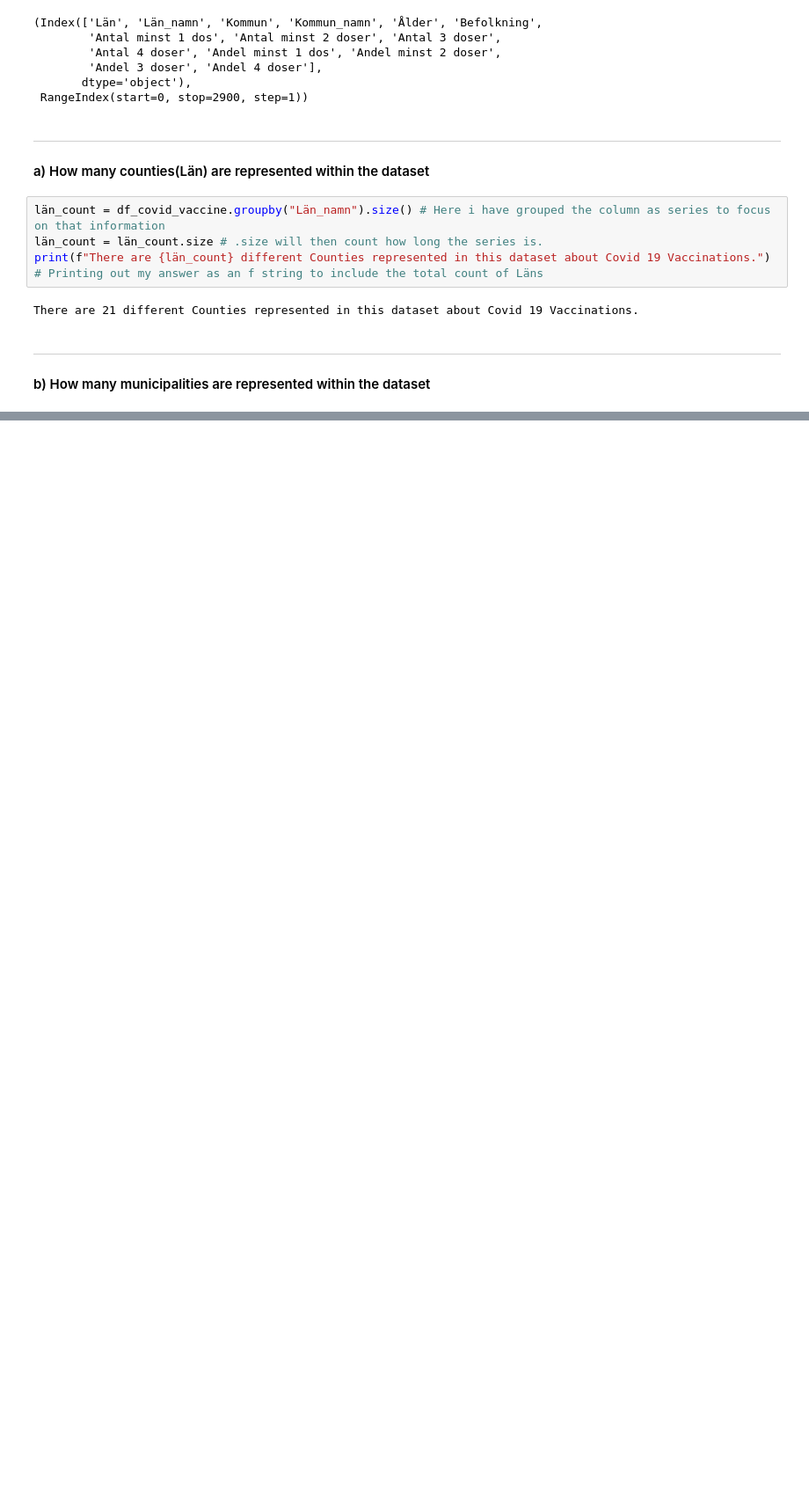
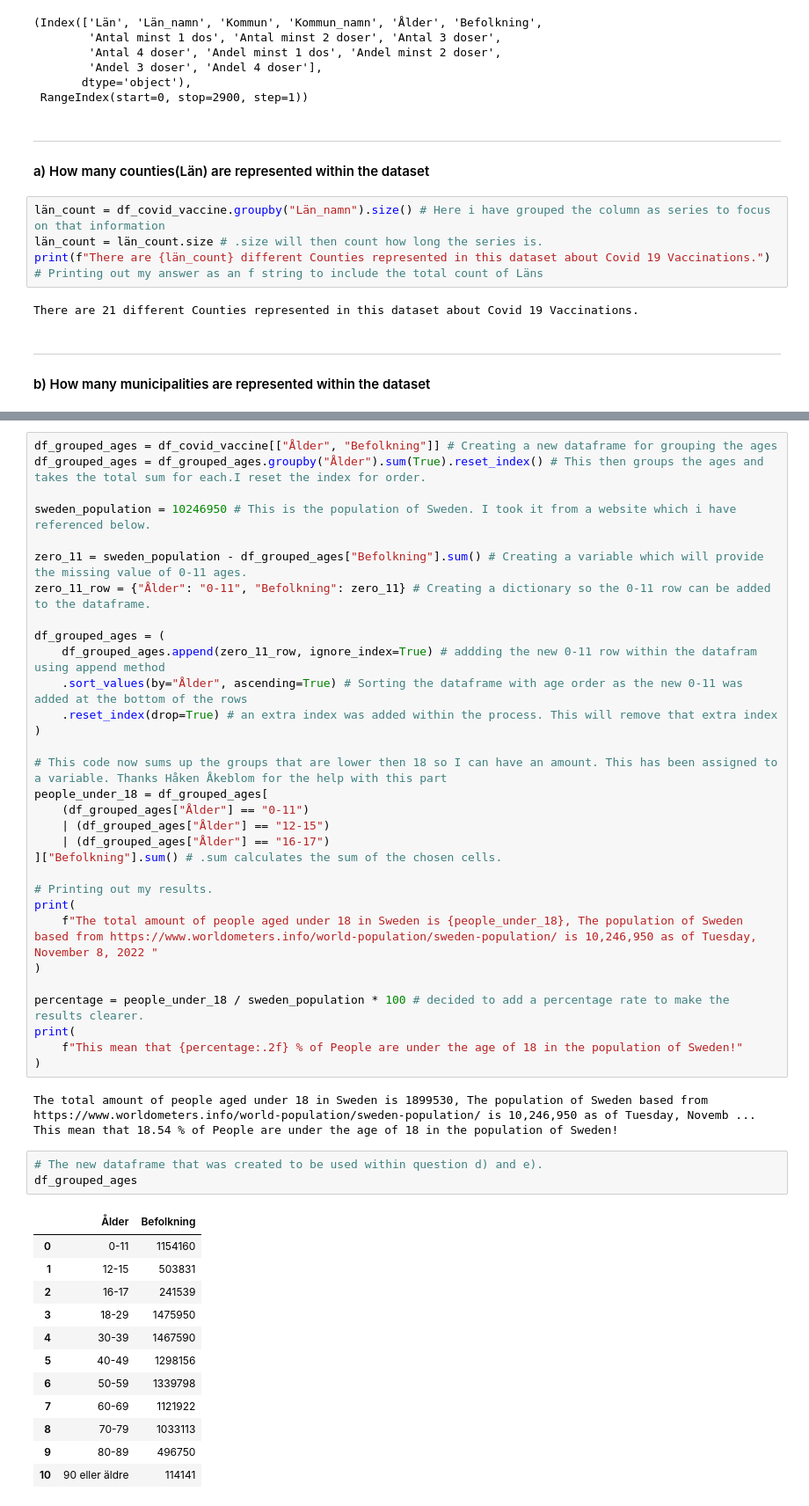
Before and after one commit to SCGlass/Data-Processing-Sam-Glass, a Jupyter notebook: Lab_Covid/Lab_exercise_2.ipynb, the cells around one changed output, grey strips where cells are left out. Shown at 88% size. Drawn from its saved outputs; the diff is of its cells as text; blank space fills up the shorter version.

```diff
--- a/Lab_Covid/Lab_exercise_2.ipynb
+++ b/Lab_Covid/Lab_exercise_2.ipynb
@@ -67,0 +83,50 @@ There are 290 different Counties in this dataset about Covid 19 Vaccinations
+# %%
+df_grouped_ages = df_covid_vaccine[["Ålder", "Befolkning"]] # Creating a new dataframe for grouping the ages
+df_grouped_ages = df_grouped_ages.groupby("Ålder").sum(True).reset_index() # This then groups the ages and takes the total sum for each.I reset the index for order.
+
+sweden_population = 10246950 # This is the population of Sweden. I took it from a website which i have referenced below.
+
+zero_11 = sweden_population - df_grouped_ages["Befolkning"].sum() # Creating a variable which will provide the missing value of 0-11 ages.
+zero_11_row = {"Ålder": "0-11", "Befolkning": zero_11} # Creating a dictionary so the 0-11 row can be added to the dataframe.
+
+df_grouped_ages = (
+    df_grouped_ages.append(zero_11_row, ignore_index=True) # addding the new 0-11 row within the datafram using append method
+    .sort_values(by="Ålder", ascending=True) # Sorting the dataframe with age order as the new 0-11 was added at the bottom of the rows
+    .reset_index(drop=True) # an extra index was added within the process. This will remove that extra index
+)
+
+# This code now sums up the groups that are lower then 18 so I can have an amount. This has been assigned to a variable. Thanks Håken Åkeblom for the help with this part
+people_under_18 = df_grouped_ages[
+    (df_grouped_ages["Ålder"] == "0-11")
+    | (df_grouped_ages["Ålder"] == "12-15")
+    | (df_grouped_ages["Ålder"] == "16-17")
+]["Befolkning"].sum() # .sum calculates the sum of the chosen cells.
+
+# Printing out my results.
+print(
+    f"The total amount of people aged under 18 in Sweden is {people_under_18}, The population of Sweden based from https://www.worldometers.info/world-population/sweden-population/ is 10,246,950 as of Tuesday, November 8, 2022 "
+)
+
+percentage = people_under_18 / sweden_population * 100 # decided to add a percentage rate to make the results clearer.
+print(
+    f"This mean that {percentage:.2f} % of People are under the age of 18 in the population of Sweden!"
+)
+# %% [output]
+The total amount of people aged under 18 in Sweden is 1899530, The population of Sweden based from https://www.worldometers.info/world-population/sweden-population/ is 10,246,950 as of Tuesday, Novemb ...
+This mean that 18.54 % of People are under the age of 18 in the population of Sweden!
+# %%
+# The new dataframe that was created to be used within question d) and e).
+df_grouped_ages
+# %% [output]
+|  | Ålder | Befolkning |
+| 0 | 0-11 | 1154160 |
+| 1 | 12-15 | 503831 |
+| 2 | 16-17 | 241539 |
+| 3 | 18-29 | 1475950 |
+| 4 | 30-39 | 1467590 |
+| 5 | 40-49 | 1298156 |
+| 6 | 50-59 | 1339798 |
+| 7 | 60-69 | 1121922 |
+| 8 | 70-79 | 1033113 |
+| 9 | 80-89 | 496750 |
+| 10 | 90 eller äldre | 114141 |
```
Also changed, not shown: parts of 14 cells of this notebook, 3 other files.
